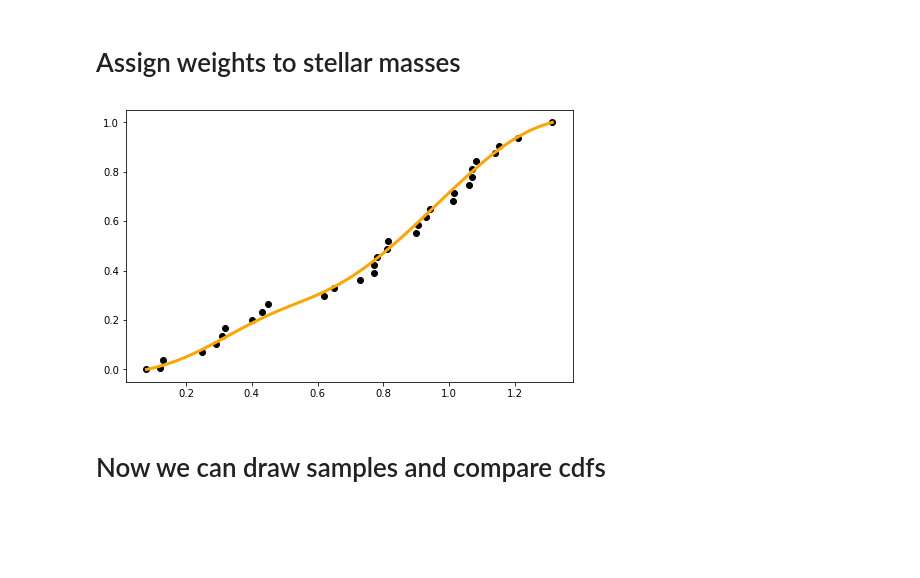
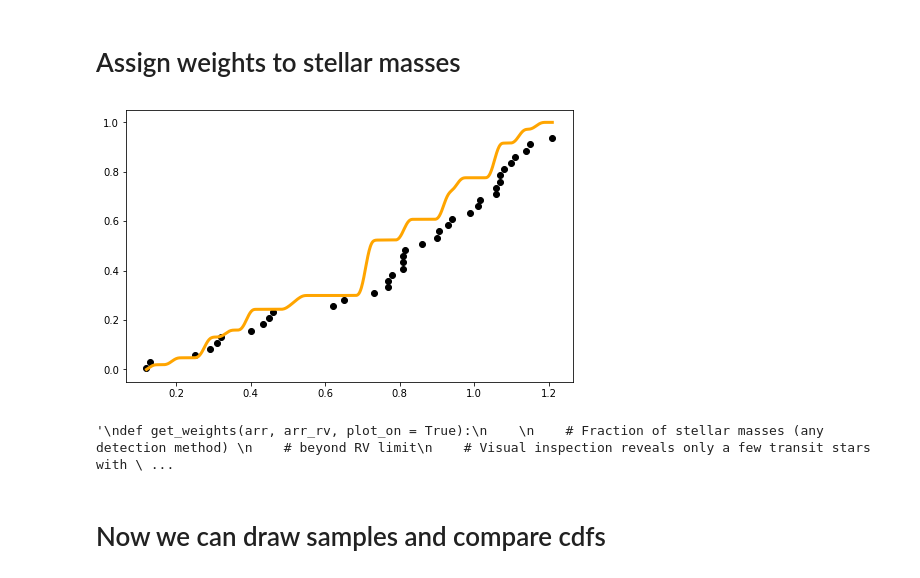
Before and after one commit to djhoover717/Oviraptor, a Jupyter notebook: oviraptor_v4.ipynb, the cells around one changed output. Drawn from its saved outputs; the diff is of its cells as text; code cells hidden in the pictures; blank space fills up the shorter version.

Commit message:
NearestNDInterpolator

```diff
--- a/oviraptor_v4.ipynb
+++ b/oviraptor_v4.ipynb
@@ -767,22 +773,60 @@ for i, star in enumerate(np.unique(d["starname"])):
             raise ValueError("Detection method must be 'Transit',  'Radial Velocity', or 'Mixed'")
 # %% [markdown]
 # Assign weights to stellar masses
+# %%
+Mstar = []
+Rstar = []
+starname = []
+det_meth = []
+
+for i, s in enumerate(all_systems):
+    Mstar.append(s.Mstar)
+    Rstar.append(s.Rstar)
+    starname.append(s.starname)
+    det_meth.append(s.det_meth)
+
+Mstar = np.asarray(Mstar)
+Rstar = np.asarray(Rstar)
+starname = np.asarray(starname)
+det_meth = np.asarray(det_meth)
+
+ms_rv = Mstar[det_meth == "Radial Velocity"]
+rs_rv = Rstar[det_meth == 'Radial Velocity']
+order = np.argsort(ms_rv)
+ms_rv = ms_rv[order]
+rs_rv = rs_rv[order]
+
+low = np.sum(Mstar < ms_rv.min())/len(Mstar)
+high = np.sum(Mstar < ms_rv.max())/len(Mstar)
+
+train_x = np.column_stack((ms_rv, rs_rv))
+train_y = np.linspace(low, high, len(ms_rv))
+
+spline = scipy.interpolate.NearestNDInterpolator(train_x, train_y)
+
+fit_x = np.column_stack((np.linspace(ms_rv.min(), ms_rv.max(), 1000), np.linspace(rs_rv.min(), rs_rv.max(), 1000)))
+fit_y = spline(fit_x)
+
+win = sig.hann(49)
+win /= np.sum(win)
+
+fit_y_padded = np.pad(fit_y, (50,50), "edge")
+fit_y_smooth = sig.convolve(fit_y_padded, win, "same")[50:-50]
+fit_y_smooth = (fit_y_smooth-min(fit_y_smooth))/(max(fit_y_smooth)\
+                                                    -min(fit_y_smooth))
+spline = scipy.interpolate.NearestNDInterpolator(fit_x, fit_y_smooth)
+
+plt.figure(figsize=(8,5))
+plt.plot(ms_rv, train_y, "ko")
+plt.plot(np.linspace(ms_rv.min(), ms_rv.max(), 1000), spline(fit_x), c="orange", lw=3)
+plt.show()
+
+ms_tr, w_tr = Mstar[det_meth == 'Transit'], spline(np.column_stack((Mstar[det_meth=='Transit'], \
+                                                                    Rstar[det_meth=='Transit'])))
+# %% [output]
+[figure, added]
 # %%
-Mstar = []
-starname = []
-det_meth = []
-
-for i, s in enumerate(all_systems):
-    Mstar.append(s.Mstar)
-    starname.append(s.starname)
-    det_meth.append(s.det_meth)
-
-Mstar = np.asarray(Mstar)
-starname = np.asarray(starname)
-det_meth = np.asarray(det_meth)
-
-ms_rv = Mstar[det_meth == "Radial Velocity"]
-
+'''
 def get_weights(arr, arr_rv, plot_on = True):
 
     # Fraction of stellar masses (any detection method)
@@ -794,7 +838,7 @@ def get_weights(arr, arr_rv, plot_on = True):
     high = np.sum(arr < arr_rv.max())/len(arr)
 
     train_x = np.sort(arr_rv + np.random.normal(loc=0, \
-                scale=100000*sys.float_info.epsilon, size=len(arr_rv)))
+                scale=1000*sys.float_info.epsilon, size=len(arr_rv)))
     train_x = np.hstack([arr.min(), train_x, arr.max()])
 
     train_y = np.linspace(low, high, len(arr_rv))
@@ -823,10 +867,10 @@ def get_weights(arr, arr_rv, plot_on = True):
         plt.show()
 
     return arr[det_meth == "Transit"], spline(arr[det_meth == "Transit"])
-
 ms_tr, w_tr = get_weights(Mstar, ms_rv)
+'''
 # %% [output]
-[figure, removed]
+'\ndef get_weights(arr, arr_rv, plot_on = True):\n    \n    # Fraction of stellar masses (any detection method) \n    # beyond RV limit\n    # Visual inspection reveals only a few transit stars with \ ...
 # %% [markdown]
 # Now we can draw samples and compare cdfs
 # %%
```
Also changed, not shown: parts of 12 cells of this notebook.
